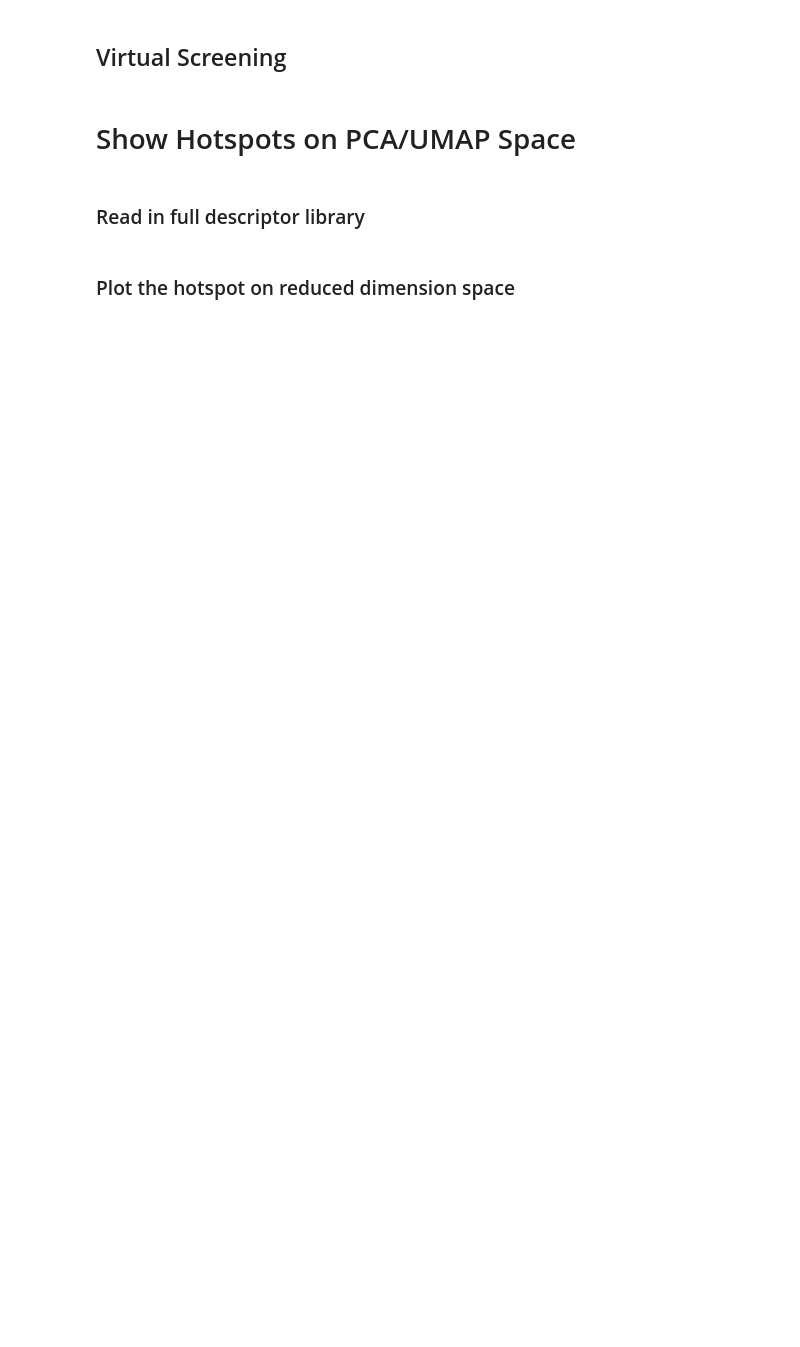
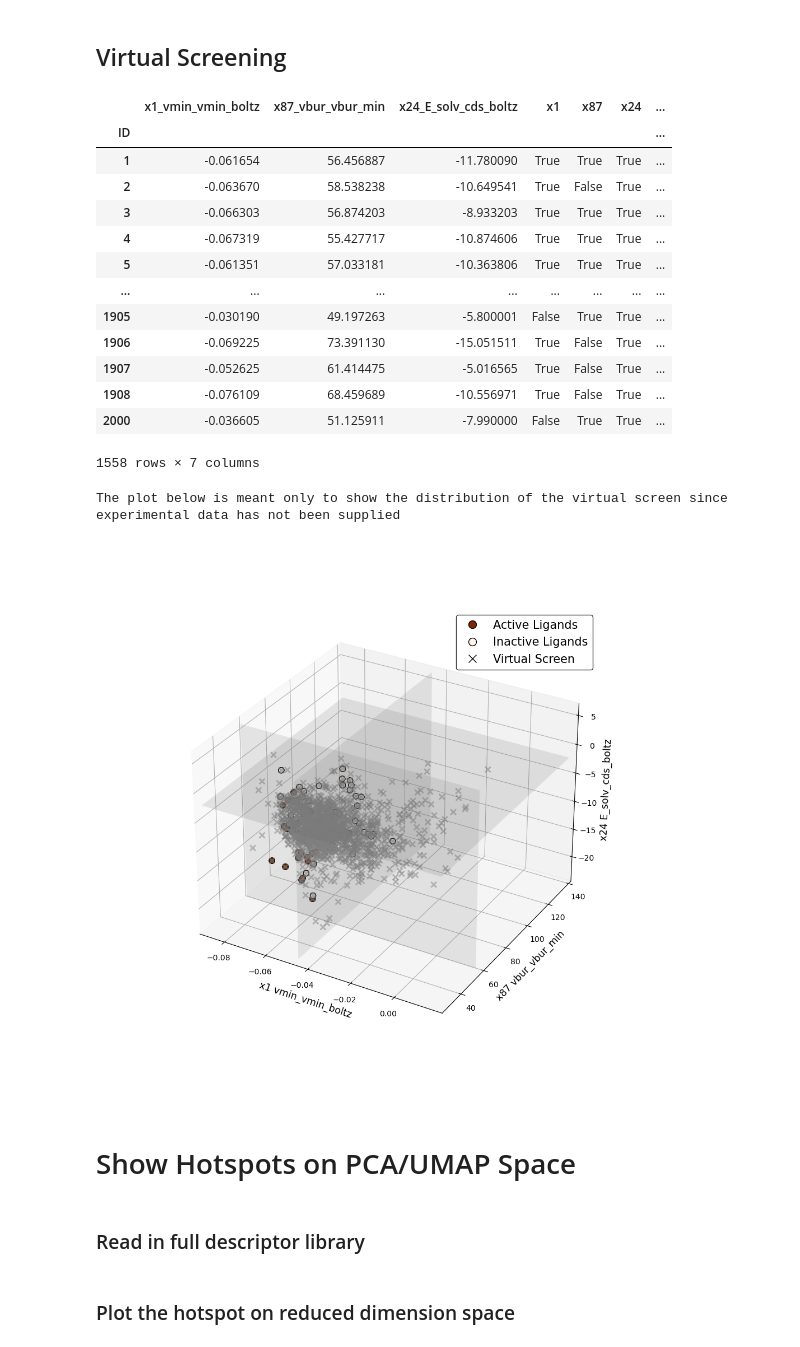
Before and after one commit to SigmanGroup/Multi-Threshold-Analysis-Public, a Jupyter notebook: Multi-Threshold Analysis.ipynb, the cells around one changed output. Drawn from its saved outputs; the diff is of its cells as text; code cells hidden in the pictures; blank space fills up the shorter version.

```diff
--- a/Multi-Threshold Analysis.ipynb
+++ b/Multi-Threshold Analysis.ipynb
@@ -619,7 +414,7 @@ display(vs_parameters_df)
 # a column of experimental outputs, and all the relevant parameters
 
 validation_file = "Multi-Threshold Analysis Data"
-validation_sheet = "Reaction XII"
+validation_sheet = "Reaction II Validation (2)"
 validation_experimental_col = 2
 
 ############################################################################################################
@@ -1058,33 +534,53 @@ plot_validation(hs, vs_response_df, vs_parameters_df, subset='all', coloring='bi
 # %%
 # Select hotspot to screen against
 hotspot_index = 0
 
 # Set to True if you want to write the virtual screen results to an Excel file
 write_to_excel = True
 output_name = 'virtual_screen_output.xlsx'
 
 ############################################################################################################
 
 hs = best_hotspots[hotspot_index]
 
 # Trim down to the parameter values relevant to this hotspot and add binary evaluations from each ligand
 # True in an xID column indicates that the ligand is predicted to be active by that threshold
 virtual_screen_report_df = vs_parameters_df.loc[:, hs.threshold_indexes]
 virtual_screen_report_df.columns = [f'{parameter}_{vs_x_labelname_dict[parameter]}' for parameter in virtual_screen_report_df.columns]
 
 threshold_evaluations = hs.expand(vs_parameters_df)
 virtual_screen_report_df = pd.concat([virtual_screen_report_df, threshold_evaluations], axis=1)
 
 # Create a column for the final hotspot evaluation if there is more than a single threshold
 if len(hs.thresholds) > 1:
     for ligand in virtual_screen_report_df.index:
         evaluation = all([virtual_screen_report_df.loc[ligand, threshold] for threshold in hs.threshold_indexes])
         virtual_screen_report_df.loc[ligand, 'Full Hotspot Evaluation'] = evaluation
 
+if write_to_excel:
+    virtual_screen_report_df.to_excel(output_name)
+
 display(virtual_screen_report_df)
 
-if write_to_excel:
-    virtual_screen_report_df.to_excel(output_name)
+print('The plot below is meant only to show the distribution of the virtual screen since experimental data has not been supplied')
+hotspot_utils.plot_hotspot(hs, vs_parameters=vs_parameters_df, hide_training=False, coloring='binary', output_label='Yield (%)', gradient_color='Oranges')
+# %% [output]
+|  | x1_vmin_vmin_boltz | x87_vbur_vbur_min | x24_E_solv_cds_boltz | x1 | x87 | x24 | ... |
+| ID |  |  |  |  |  |  | ... |
+| 1 | -0.061654 | 56.456887 | -11.780090 | True | True | True | ... |
+| 2 | -0.063670 | 58.538238 | -10.649541 | True | False | True | ... |
+| 3 | -0.066303 | 56.874203 | -8.933203 | True | True | True | ... |
+| 4 | -0.067319 | 55.427717 | -10.874606 | True | True | True | ... |
+| 5 | -0.061351 | 57.033181 | -10.363806 | True | True | True | ... |
+| ... | ... | ... | ... | ... | ... | ... | ... |
+| 1905 | -0.030190 | 49.197263 | -5.800001 | False | True | True | ... |
+| 1906 | -0.069225 | 73.391130 | -15.051511 | True | False | True | ... |
+| 1907 | -0.052625 | 61.414475 | -5.016565 | True | False | True | ... |
+| 1908 | -0.076109 | 68.459689 | -10.556971 | True | False | True | ... |
+| 2000 | -0.036605 | 51.125911 | -7.990000 | False | True | True | ... |
+1558 rows × 7 columns
+The plot below is meant only to show the distribution of the virtual screen since experimental data has not been supplied
+[figure, added]
 # %% [markdown]
 # Show Hotspots on PCA/UMAP Space
 # %% [markdown]
```
Also changed, not shown: parts of 16 cells of this notebook, 1 other file.
